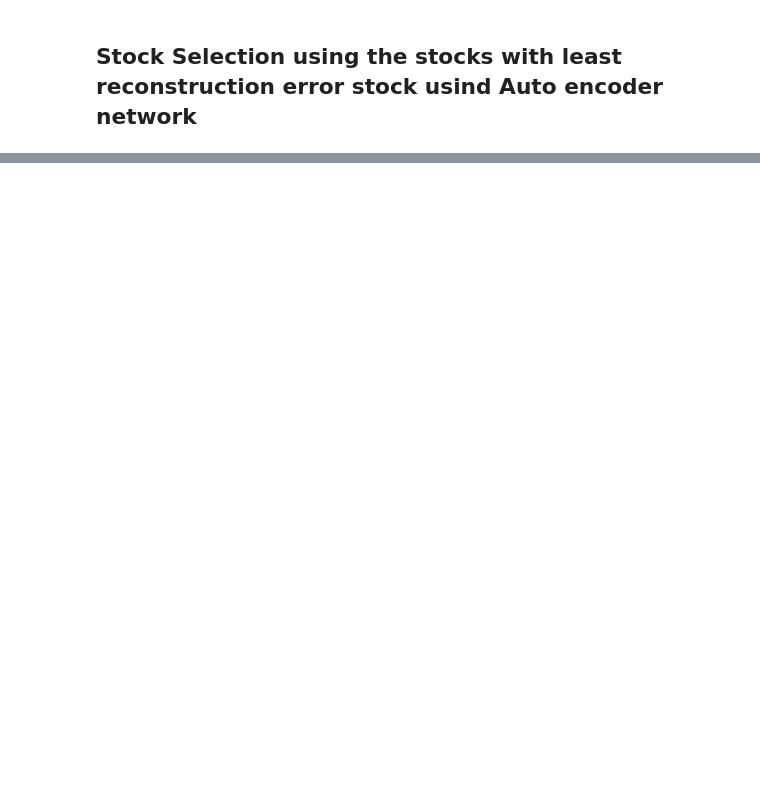
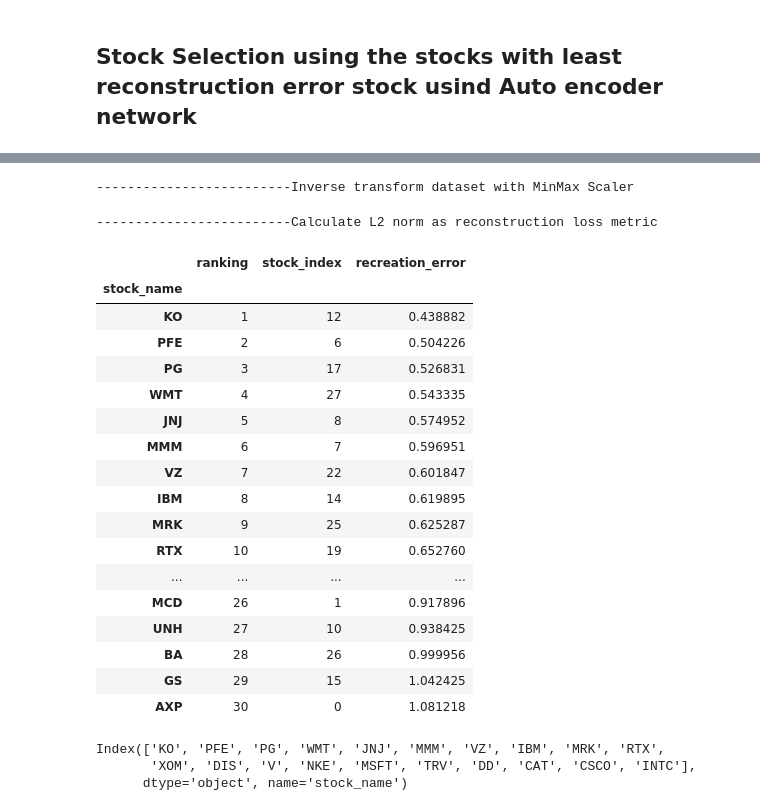
Before and after one commit to Eminent01/AMMI_Research, a Jupyter notebook: AMMI_Research2.ipynb, the cells around one changed output, grey strips where cells are left out. Saved outputs shown, nothing was run; the diff lists cells and outputs as text; code cells hidden in the pictures; blank space fills up the shorter version.

```diff
--- a/AMMI_Research2.ipynb
+++ b/AMMI_Research2.ipynb
@@ -306,7 +315,7 @@ df_pct_change.head()
 # define the input parameters
 hidden_layers = 5
 batch_size = 500
-epochs = 500
+epochs = 100
 stock_selection_number = 20
 num_stock = df_pct_change.shape[1]
 verbose = 1
@@ -329,0 +378,4 @@ autoencoder.fit(df_pct_change_normalised, df_pct_change_normalised, shuffle=Fals
+# %%
+# predict autoencoder
+print('-' * 25 + 'Predict autoencoder model')
+reconstruct = autoencoder.predict(df_pct_change_normalised)
@@ -329,0 +385,35 @@ autoencoder.fit(df_pct_change_normalised, df_pct_change_normalised, shuffle=Fals
+# %%
+
+# Inverse transform dataset with MinMax Scaler
+print('-' * 25 + 'Inverse transform dataset with MinMax Scaler')
+reconstruct_real = df_scaler.inverse_transform(reconstruct)
+df_reconstruct_real = pd.DataFrame(data=reconstruct_real, columns=df_pct_change.columns)
+# %% [output]
+-------------------------Inverse transform dataset with MinMax Scaler
+# %%
+print('-' * 25 + 'Calculate L2 norm as reconstruction loss metric')
+df_recreation_error = getReconstructionErrorsDF(df_pct_change=df_pct_change,
+                                                reconstructed_data=reconstruct_real)
+# %% [output]
+-------------------------Calculate L2 norm as reconstruction loss metric
+# %%
+df_recreation_error
+# %% [output]
+|  | ranking | stock_index | recreation_error |
+| stock_name |  |  |  |
+| KO | 1 | 12 | 0.438882 |
+| PFE | 2 | 6 | 0.504226 |
+| PG | 3 | 17 | 0.526831 |
+| WMT | 4 | 27 | 0.543335 |
+| JNJ | 5 | 8 | 0.574952 |
+| MMM | 6 | 7 | 0.596951 |
+| VZ | 7 | 22 | 0.601847 |
+| IBM | 8 | 14 | 0.619895 |
+| MRK | 9 | 25 | 0.625287 |
+| RTX | 10 | 19 | 0.652760 |
+| ... | ... | ... | ... |
+| MCD | 26 | 1 | 0.917896 |
+| UNH | 27 | 10 | 0.938425 |
+| BA | 28 | 26 | 0.999956 |
+| GS | 29 | 15 | 1.042425 |
+| AXP | 30 | 0 | 1.081218 |
@@ -329,0 +422,6 @@ autoencoder.fit(df_pct_change_normalised, df_pct_change_normalised, shuffle=Fals
+# %%
+filtered_stocks
+# %% [output]
+Index(['KO', 'PFE', 'PG', 'WMT', 'JNJ', 'MMM', 'VZ', 'IBM', 'MRK', 'RTX',
+       'XOM', 'DIS', 'V', 'NKE', 'MSFT', 'TRV', 'DD', 'CAT', 'CSCO', 'INTC'],
+      dtype='object', name='stock_name')
```
Also changed, not shown: parts of 24 cells of this notebook.
